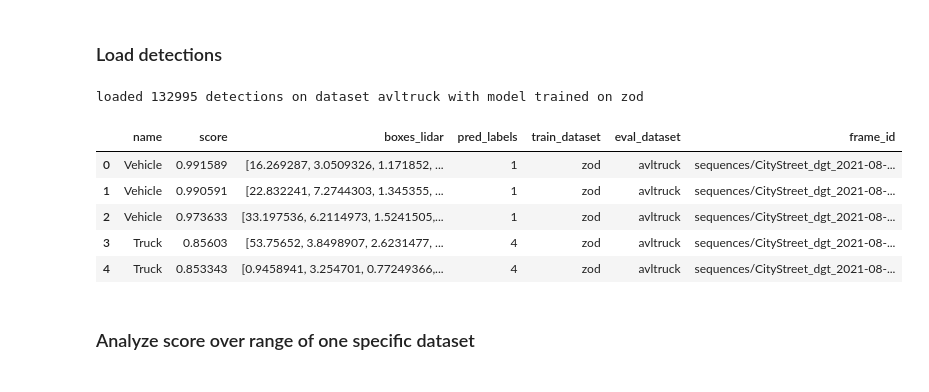
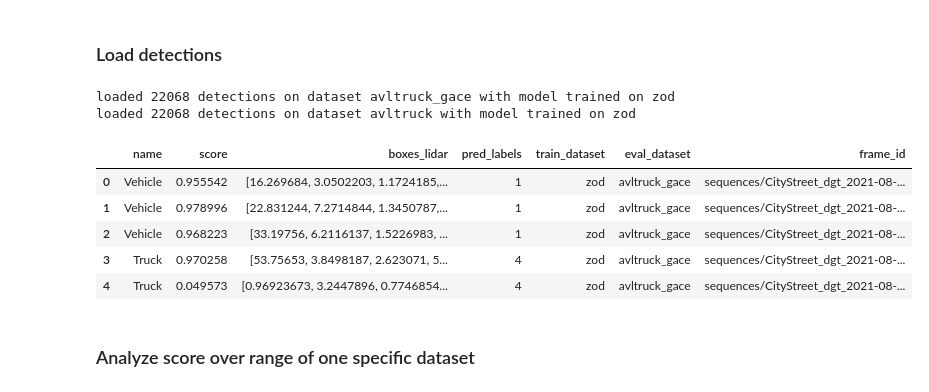
Before and after one commit to griesbchr/3DTrans, a Jupyter notebook: tools/misc/analyze_detresults_pseudolabels.ipynb, the cells around one changed output. Cells and saved outputs as stored; diff of their text form; code cells hidden in the pictures.

```diff
--- a/tools/misc/analyze_detresults_pseudolabels.ipynb
+++ b/tools/misc/analyze_detresults_pseudolabels.ipynb
@@ -51,6 +51,8 @@ def calc_ious(pseudo_labels, gt_labels):
 
         # Update the iou score for each detection in the original DataFrame
         pseudo_labels.loc[pseudo_labels_frame.index, 'iou'] = max_ious_ps
+
+        #TODO: only update label if it is higher than 0!!
         pseudo_labels.loc[pseudo_labels_frame.index, 'true_label'] = cls_dets
         # print(f"Percentage of detection ious greater than 0: {round(len(max_ious_ps[max_ious_ps > 0])/len(max_ious_ps),2)}")
 
@@ -74,7 +76,7 @@ def calc_ious(pseudo_labels, gt_labels):
 
     return pseudo_labels, gt_labels
 
-def load_detections(path, df):
+def load_detections(path, df, train_dataset=None, eval_dataset=None):
     with open(path, 'rb') as f:
         dets = pkl.load(f)
 
@@ -82,8 +84,10 @@ def load_detections(path, df):
     df_dets_dataset = pd.DataFrame(dets)
 
     #get datasset name from path
-    eval_dataset = path.split('/')[-2]
-    train_dataset = path.split('/')[-8].split('_')[0]
+    if eval_dataset == None:
+        eval_dataset = path.split('/')[-2]
+    if train_dataset == None:
+        train_dataset = path.split('/')[-8].split('_')[0]
 
 
     #add a column with the dataset name
@@ -322,26 +326,27 @@ Name: dataset, dtype: int64
 # %%
 #init empty dataframe
 detections_all = pd.DataFrame()
 
 #results_path_avltruck = "/home/cgriesbacher/thesis/3DTrans/output_okeanos/output/avltruck_models/pvrcnnpp_ros/D6_50epochs/eval/epoch_50/val/avltruck/result.pkl"
-results_path_avltruck = "/home/cgriesbacher/thesis/3DTrans/output_okeanos/output/zod_models/pvrcnnpp_ros/D16_50epochs/eval/epoch_50/val/avltruck/result.pkl"
-detections_all = load_detections(results_path_avltruck, detections_all)
+results_path_avltruck_gace = "/home/cgriesbacher/thesis/3DTrans/gace_output/2023-12-12_14-47-04/det_annos_gace.pkl"
+detections_all = load_detections(results_path_avltruck_gace, detections_all, train_dataset="zod", eval_dataset="avltruck_gace")
 
-#results_path_avlrooftop = "/home/cgriesbacher/thesis/3DTrans/output_okeanos/output/avltruck_models/pvrcnnpp_ros/D6_50epochs/eval/epoch_50/val/avlrooftop/result.pkl"
-#detections_all = load_detections(results_path_avlrooftop, detections_all)
-#
+results_path_avltruck = "/home/cgriesbacher/thesis/3DTrans/gace_output/2023-12-12_14-47-04/det_annos.pkl"
+detections_all = load_detections(results_path_avltruck, detections_all, train_dataset="zod", eval_dataset="avltruck")
+
 #results_path_zod = "/home/cgriesbacher/thesis/3DTrans/output_okeanos/output/avltruck_models/pvrcnnpp_ros/D6_50epochs/eval/epoch_50/val/zod/result.pkl"
 #detections_all = load_detections(results_path_zod, detections_all)
 
 detections_all.head()
 # %% [output]
-loaded 132995 detections on dataset avltruck with model trained on zod
+loaded 22068 detections on dataset avltruck_gace with model trained on zod
+loaded 22068 detections on dataset avltruck with model trained on zod
 |  | name | score | boxes_lidar | pred_labels | train_dataset | eval_dataset | frame_id |
-| 0 | Vehicle | 0.991589 | [16.269287, 3.0509326, 1.171852, ... | 1 | zod | avltruck | sequences/CityStreet_dgt_2021-08-... |
-| 1 | Vehicle | 0.990591 | [22.832241, 7.2744303, 1.345355, ... | 1 | zod | avltruck | sequences/CityStreet_dgt_2021-08-... |
-| 2 | Vehicle | 0.973633 | [33.197536, 6.2114973, 1.5241505,... | 1 | zod | avltruck | sequences/CityStreet_dgt_2021-08-... |
-| 3 | Truck | 0.85603 | [53.75652, 3.8498907, 2.6231477, ... | 4 | zod | avltruck | sequences/CityStreet_dgt_2021-08-... |
-| 4 | Truck | 0.853343 | [0.9458941, 3.254701, 0.77249366,... | 4 | zod | avltruck | sequences/CityStreet_dgt_2021-08-... |
+| 0 | Vehicle | 0.955542 | [16.269684, 3.0502203, 1.1724185,... | 1 | zod | avltruck_gace | sequences/CityStreet_dgt_2021-08-... |
+| 1 | Vehicle | 0.978996 | [22.831244, 7.2714844, 1.3450787,... | 1 | zod | avltruck_gace | sequences/CityStreet_dgt_2021-08-... |
+| 2 | Vehicle | 0.968223 | [33.19756, 6.2116137, 1.5226983, ... | 1 | zod | avltruck_gace | sequences/CityStreet_dgt_2021-08-... |
+| 3 | Truck | 0.970258 | [53.75653, 3.8498187, 2.623071, 5... | 4 | zod | avltruck_gace | sequences/CityStreet_dgt_2021-08-... |
+| 4 | Truck | 0.049573 | [0.96923673, 3.2447896, 0.7746854... | 4 | zod | avltruck_gace | sequences/CityStreet_dgt_2021-08-... |
 # %% [markdown]
 ### Analyze score over range of one specific dataset
 # %%
```
Also changed, not shown: parts of 19 cells of this notebook, 16 other files.
